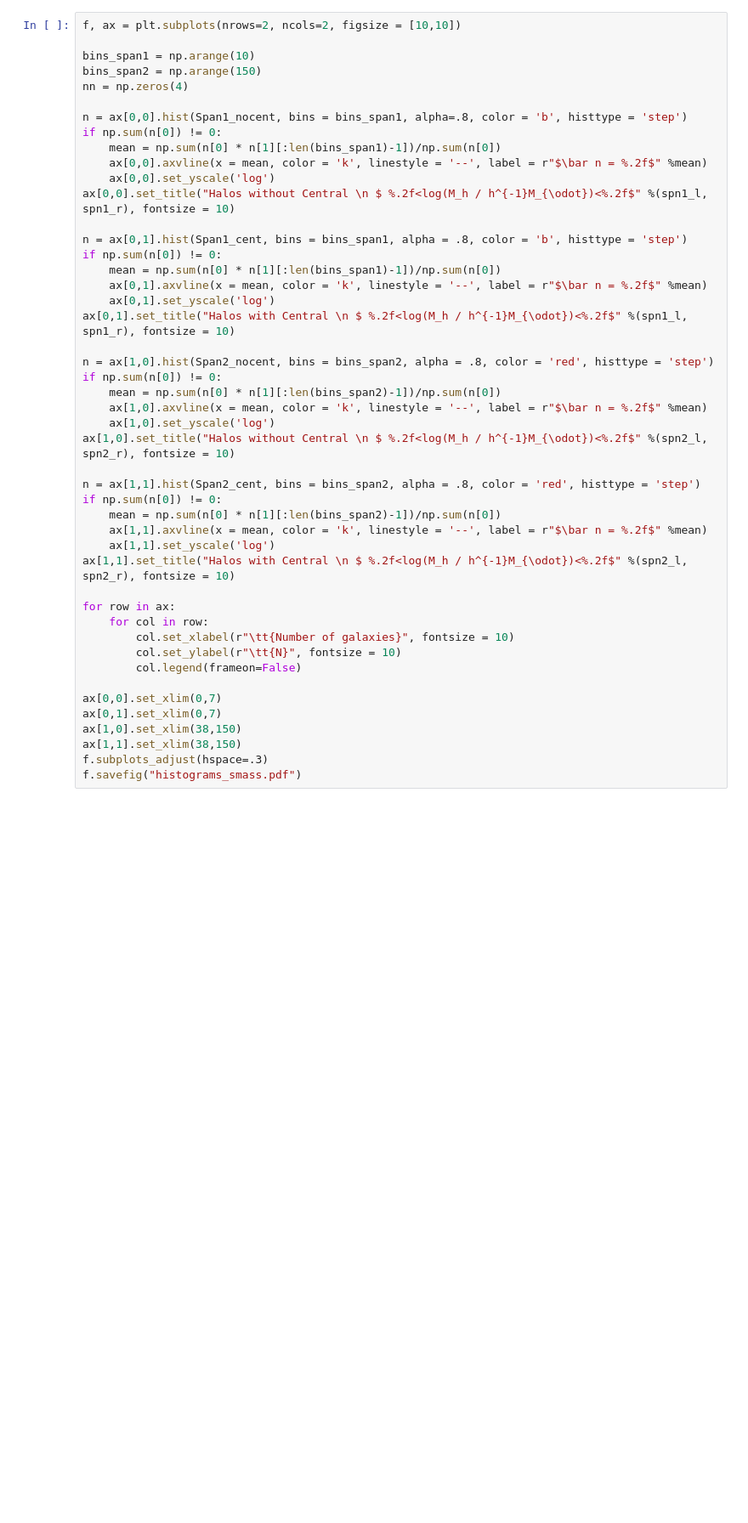
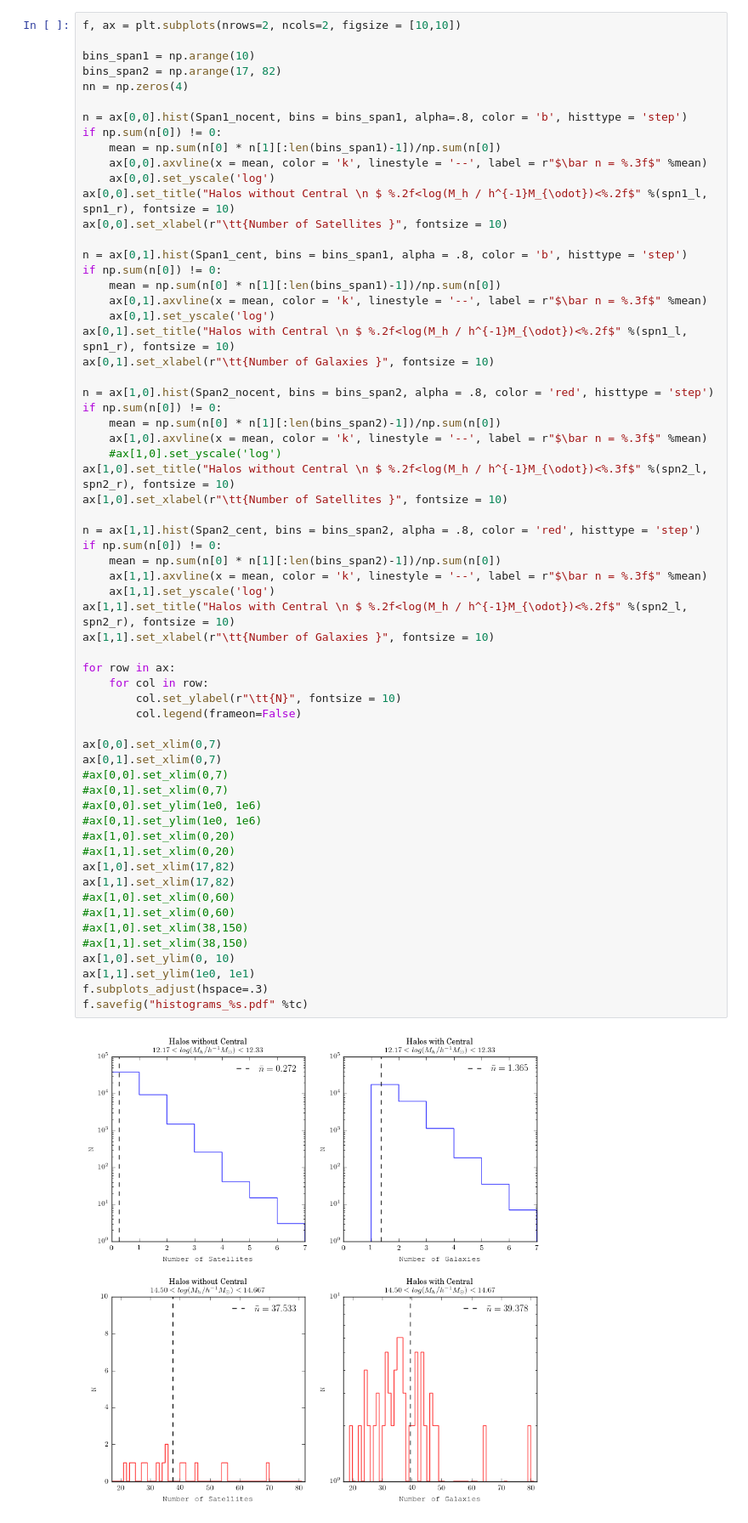
Before and after one commit to enjimenez/HOD_Xi, a Jupyter notebook: histogram.ipynb, the cells around one changed output. Shown: that part at 85% size. Cells and saved outputs as stored; diff of their text form; blank space fills up the shorter version.

```diff
--- a/histogram.ipynb
+++ b/histogram.ipynb
@@ -92,46 +110,63 @@ Span2_nocent, Span2_cent = All_span2[mask_nocent2], All_span2[~mask_nocent2]
 f, ax = plt.subplots(nrows=2, ncols=2, figsize = [10,10])
 
 bins_span1 = np.arange(10)
-bins_span2 = np.arange(150)
+bins_span2 = np.arange(17, 82)
 nn = np.zeros(4)
 
 n = ax[0,0].hist(Span1_nocent, bins = bins_span1, alpha=.8, color = 'b', histtype = 'step')
 if np.sum(n[0]) != 0:
     mean = np.sum(n[0] * n[1][:len(bins_span1)-1])/np.sum(n[0])
-    ax[0,0].axvline(x = mean, color = 'k', linestyle = '--', label = r"$\bar n = %.2f$" %mean)
+    ax[0,0].axvline(x = mean, color = 'k', linestyle = '--', label = r"$\bar n = %.3f$" %mean)
     ax[0,0].set_yscale('log')
 ax[0,0].set_title("Halos without Central \n $ %.2f<log(M_h / h^{-1}M_{\odot})<%.2f$" %(spn1_l, spn1_r), fontsize = 10)
+ax[0,0].set_xlabel(r"\tt{Number of Satellites }", fontsize = 10)
 
 n = ax[0,1].hist(Span1_cent, bins = bins_span1, alpha = .8, color = 'b', histtype = 'step')
 if np.sum(n[0]) != 0:
     mean = np.sum(n[0] * n[1][:len(bins_span1)-1])/np.sum(n[0])
-    ax[0,1].axvline(x = mean, color = 'k', linestyle = '--', label = r"$\bar n = %.2f$" %mean)
+    ax[0,1].axvline(x = mean, color = 'k', linestyle = '--', label = r"$\bar n = %.3f$" %mean)
     ax[0,1].set_yscale('log')
 ax[0,1].set_title("Halos with Central \n $ %.2f<log(M_h / h^{-1}M_{\odot})<%.2f$" %(spn1_l, spn1_r), fontsize = 10)
+ax[0,1].set_xlabel(r"\tt{Number of Galaxies }", fontsize = 10)
 
 n = ax[1,0].hist(Span2_nocent, bins = bins_span2, alpha = .8, color = 'red', histtype = 'step')
 if np.sum(n[0]) != 0:
     mean = np.sum(n[0] * n[1][:len(bins_span2)-1])/np.sum(n[0])
-    ax[1,0].axvline(x = mean, color = 'k', linestyle = '--', label = r"$\bar n = %.2f$" %mean)
-    ax[1,0].set_yscale('log')
-ax[1,0].set_title("Halos without Central \n $ %.2f<log(M_h / h^{-1}M_{\odot})<%.2f$" %(spn2_l, spn2_r), fontsize = 10)
+    ax[1,0].axvline(x = mean, color = 'k', linestyle = '--', label = r"$\bar n = %.3f$" %mean)
+    #ax[1,0].set_yscale('log')
+ax[1,0].set_title("Halos without Central \n $ %.2f<log(M_h / h^{-1}M_{\odot})<%.3f$" %(spn2_l, spn2_r), fontsize = 10)
+ax[1,0].set_xlabel(r"\tt{Number of Satellites }", fontsize = 10)
 
 n = ax[1,1].hist(Span2_cent, bins = bins_span2, alpha = .8, color = 'red', histtype = 'step')
 if np.sum(n[0]) != 0:
     mean = np.sum(n[0] * n[1][:len(bins_span2)-1])/np.sum(n[0])
-    ax[1,1].axvline(x = mean, color = 'k', linestyle = '--', label = r"$\bar n = %.2f$" %mean)
+    ax[1,1].axvline(x = mean, color = 'k', linestyle = '--', label = r"$\bar n = %.3f$" %mean)
     ax[1,1].set_yscale('log')
 ax[1,1].set_title("Halos with Central \n $ %.2f<log(M_h / h^{-1}M_{\odot})<%.2f$" %(spn2_l, spn2_r), fontsize = 10)
+ax[1,1].set_xlabel(r"\tt{Number of Galaxies }", fontsize = 10)
 
 for row in ax:
     for col in row:
-        col.set_xlabel(r"\tt{Number of galaxies}", fontsize = 10)
         col.set_ylabel(r"\tt{N}", fontsize = 10)
         col.legend(frameon=False)
 
 ax[0,0].set_xlim(0,7)
 ax[0,1].set_xlim(0,7)
-ax[1,0].set_xlim(38,150)
-ax[1,1].set_xlim(38,150)
+#ax[0,0].set_xlim(0,7)
+#ax[0,1].set_xlim(0,7)
+#ax[0,0].set_ylim(1e0, 1e6)
+#ax[0,1].set_ylim(1e0, 1e6)
+#ax[1,0].set_xlim(0,20)
+#ax[1,1].set_xlim(0,20)
+ax[1,0].set_xlim(17,82)
+ax[1,1].set_xlim(17,82)
+#ax[1,0].set_xlim(0,60)
+#ax[1,1].set_xlim(0,60)
+#ax[1,0].set_xlim(38,150)
+#ax[1,1].set_xlim(38,150)
+ax[1,0].set_ylim(0, 10)
+ax[1,1].set_ylim(1e0, 1e1)
 f.subplots_adjust(hspace=.3)
-f.savefig("histograms_smass.pdf")
+f.savefig("histograms_%s.pdf" %tc)
+# %% [output]
+[figure, added]
```
Also changed, not shown: parts of 7 cells of this notebook, 9 other files.
